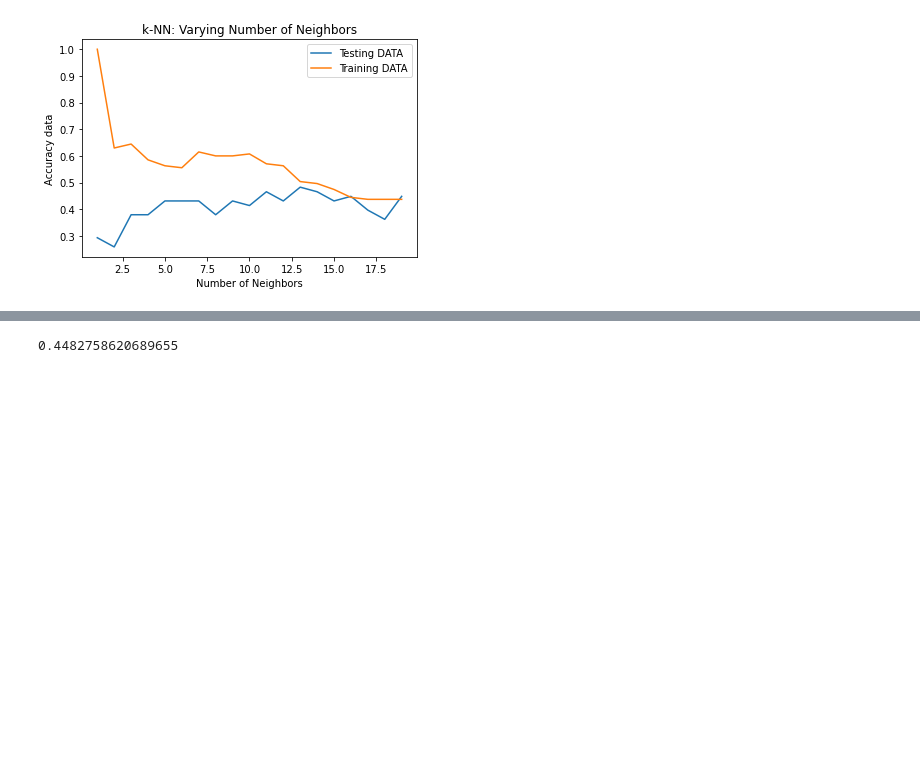
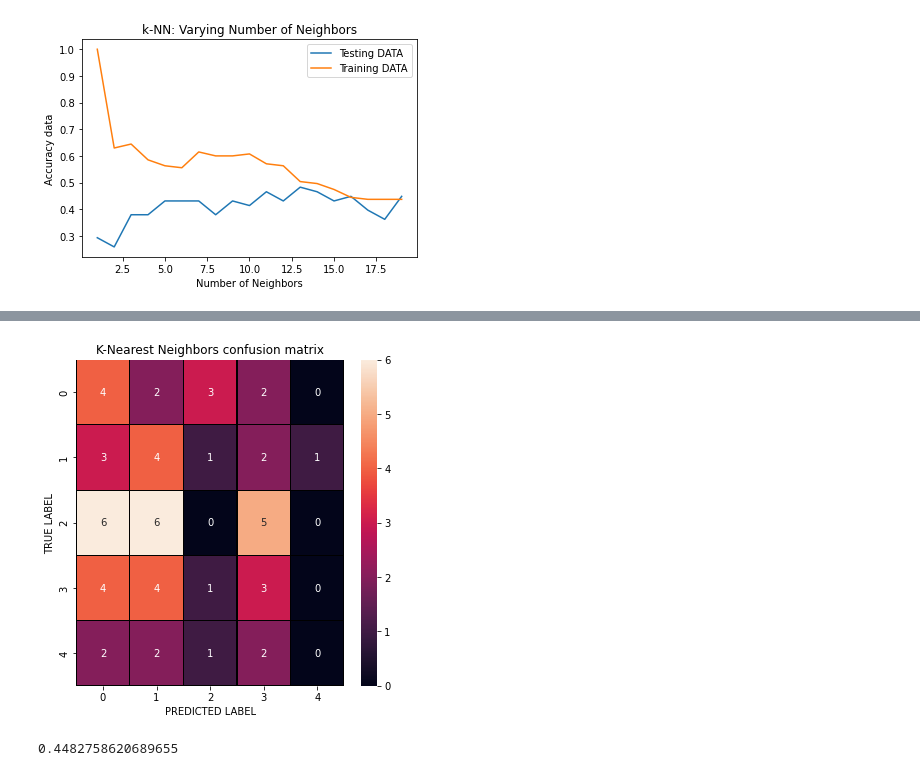
Before and after one commit to ngocchuong2000/FlagsDaTa, a Jupyter notebook: flags.ipynb, the cells around one changed output, grey strips where cells are left out. Cells and saved outputs as stored; diff of their text form; code cells hidden in the pictures; blank space fills up the shorter version.

```diff
--- a/flags.ipynb
+++ b/flags.ipynb
@@ -348,14 +348,14 @@ plt.show()
 [figure]
 # %%
 #Mã hóa nhãn (chuyển đổi dữ liệu chữ thành số)
-labelencoder=LabelEncoder()
-for column in df.columns:
-    df[column] = labelencoder.fit_transform(df[column])
+#labelencoder=LabelEncoder()
+#for column in df.columns:
+    #df[column] = labelencoder.fit_transform(df[column])
 # %%
 #Mã hóa nhãn (chuyển đổi dữ liệu chữ thành số)
-mappings = list()
-encoder = LabelEncoder()
-for column in range(len(df.columns)):
+#mappings = list()
+#encoder = LabelEncoder()
+#for column in range(len(df.columns)):
     df[df.columns[column]] = encoder.fit_transform(df[df.columns[column]])
     mappings_dict = {index: label for index, label in enumerate(encoder.classes_)}
     mappings.append(mappings_dict)
@@ -668,3 +647,7 @@ plt.ylabel('Accuracy data')
 plt.show()
 # %% [output]
 [figure]
+# %%
+from sklearn.neighbors import KNeighborsClassifier as KNN
+knn = KNN()
+knn.fit(X_train_pca,Y_train)
@@ -671,2 +656,2 @@ plt.show()
 # %%
-kn_pred = knn.predict(X_test)
+Y_pred_knn = knn.predict(X_test_pca)
@@ -688,3 +691,18 @@ sns.heatmap(cm , annot = True, cmap="Reds_r")
+# %%
+cfm_knn = confusion_matrix(Y_test_dt, Y_pred_knn)
+
+x_axis_labels = ["0", "1" ,"2", "3" ,"4"]
+y_axis_labels = ["0", "1" ,"2", "3" ,"4"]
+
+f, ax = plt.subplots(figsize =(6,6))
+sns.heatmap(cfm_knn, annot = True, linewidths=0.2, linecolor="black", fmt = ".0f", ax=ax, xticklabels=x_axis_labels, yticklabels=y_axis_labels)
+plt.title('K-Nearest Neighbors confusion matrix')
+plt.ylabel('TRUE LABEL')
+plt.xlabel('PREDICTED LABEL');
+#plt.savefig("knncm.png", format='png', dpi=150, bbox_inches='tight')
+plt.show()
+# %% [output]
+[figure, added]
 # %%
 accuracies = {}
 # %%
```
Also changed, not shown: parts of 6 cells of this notebook.
